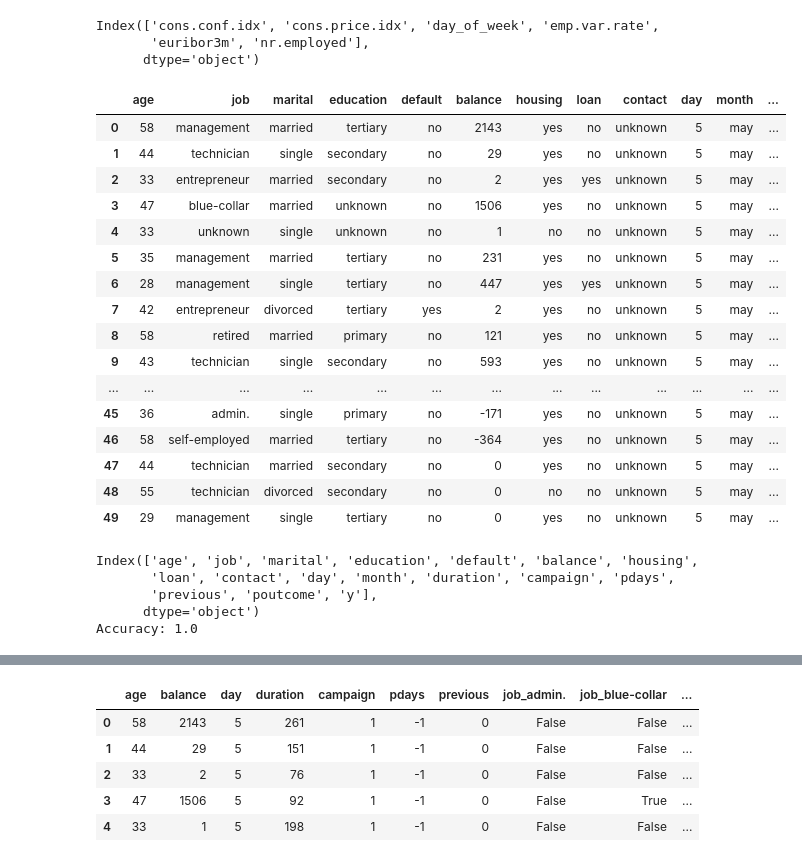
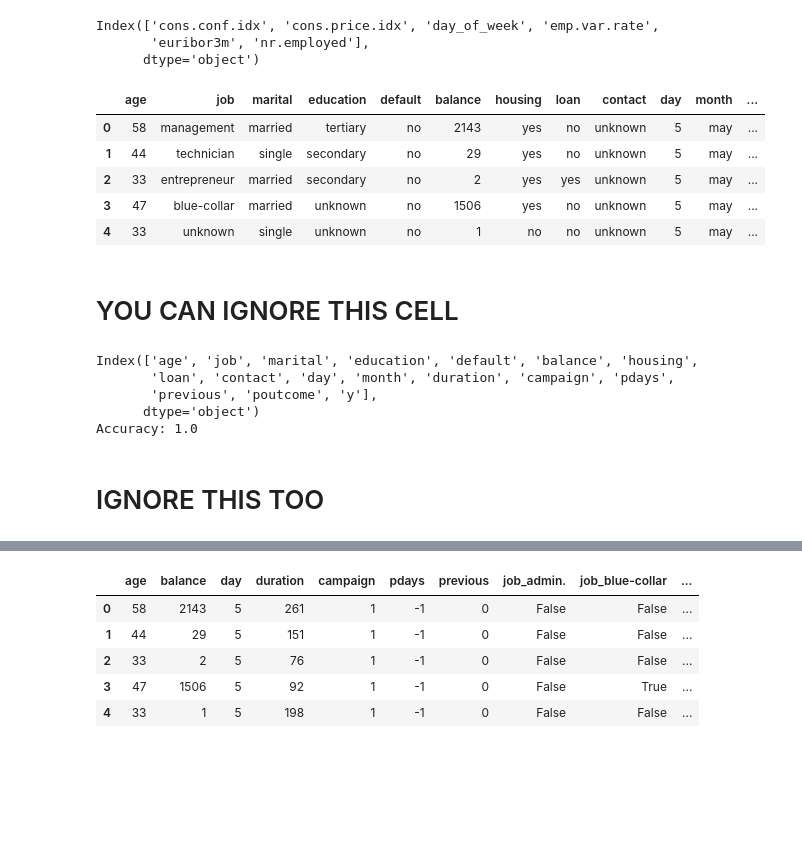
Before and after one commit to bilaalmunir/PRODIGY-DS-03, a Jupyter notebook: prodigy-ds-03.ipynb, the cells around one changed output, grey strips where cells are left out. Drawn from its saved outputs; the diff is of its cells as text; code cells hidden in the pictures; blank space fills up the shorter version.

```diff
--- a/prodigy-ds-03.ipynb
+++ b/prodigy-ds-03.ipynb
@@ -86,25 +88,16 @@ Index(['cons.conf.idx', 'cons.price.idx', 'day_of_week', 'emp.var.rate',
       dtype='object')
 # %%
 bank_full = pd.read_csv('bank-full.csv', sep=';')
-bank_full.head(50)
+bank_full.head()
 # %% [output]
 |  | age | job | marital | education | default | balance | housing | loan | contact | day | month | ... |
 | 0 | 58 | management | married | tertiary | no | 2143 | yes | no | unknown | 5 | may | ... |
 | 1 | 44 | technician | single | secondary | no | 29 | yes | no | unknown | 5 | may | ... |
 | 2 | 33 | entrepreneur | married | secondary | no | 2 | yes | yes | unknown | 5 | may | ... |
 | 3 | 47 | blue-collar | married | unknown | no | 1506 | yes | no | unknown | 5 | may | ... |
 | 4 | 33 | unknown | single | unknown | no | 1 | no | no | unknown | 5 | may | ... |
-| 5 | 35 | management | married | tertiary | no | 231 | yes | no | unknown | 5 | may | ... |
-| 6 | 28 | management | single | tertiary | no | 447 | yes | yes | unknown | 5 | may | ... |
-| 7 | 42 | entrepreneur | divorced | tertiary | yes | 2 | yes | no | unknown | 5 | may | ... |
-| 8 | 58 | retired | married | primary | no | 121 | yes | no | unknown | 5 | may | ... |
-| 9 | 43 | technician | single | secondary | no | 593 | yes | no | unknown | 5 | may | ... |
-| ... | ... | ... | ... | ... | ... | ... | ... | ... | ... | ... | ... | ... |
-| 45 | 36 | admin. | single | primary | no | -171 | yes | no | unknown | 5 | may | ... |
-| 46 | 58 | self-employed | married | tertiary | no | -364 | yes | no | unknown | 5 | may | ... |
-| 47 | 44 | technician | married | secondary | no | 0 | yes | no | unknown | 5 | may | ... |
-| 48 | 55 | technician | divorced | secondary | no | 0 | no | no | unknown | 5 | may | ... |
-| 49 | 29 | management | single | tertiary | no | 0 | yes | no | unknown | 5 | may | ... |
+# %% [markdown]
+# YOU CAN IGNORE THIS CELL
 # %%
 
 
@@ -141,4 +134,6 @@ Index(['age', 'job', 'marital', 'education', 'default', 'balance', 'housing',
        'previous', 'poutcome', 'y'],
       dtype='object')
 Accuracy: 1.0
+# %% [markdown]
+# IGNORE THIS TOO
 # %%
```
Also changed, not shown: parts of 13 cells of this notebook.
